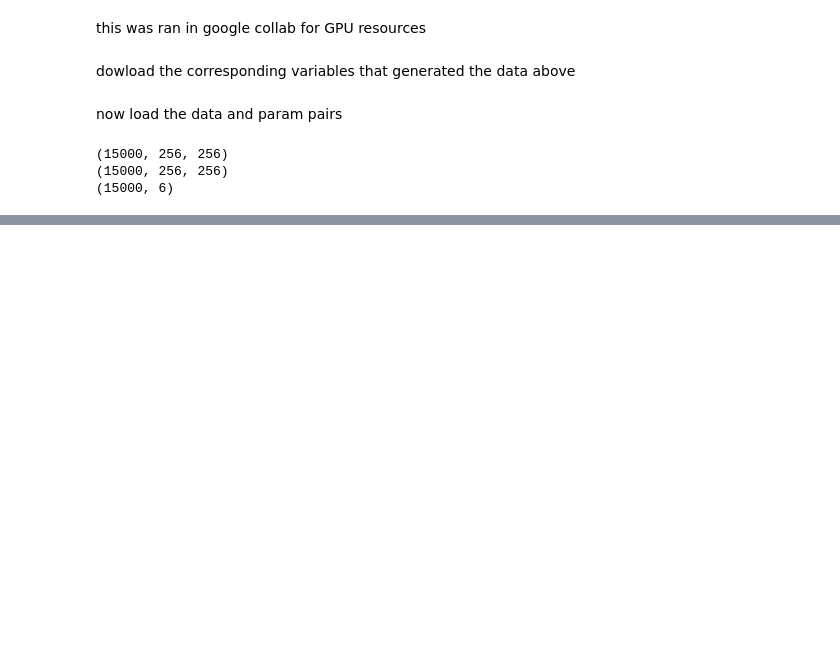
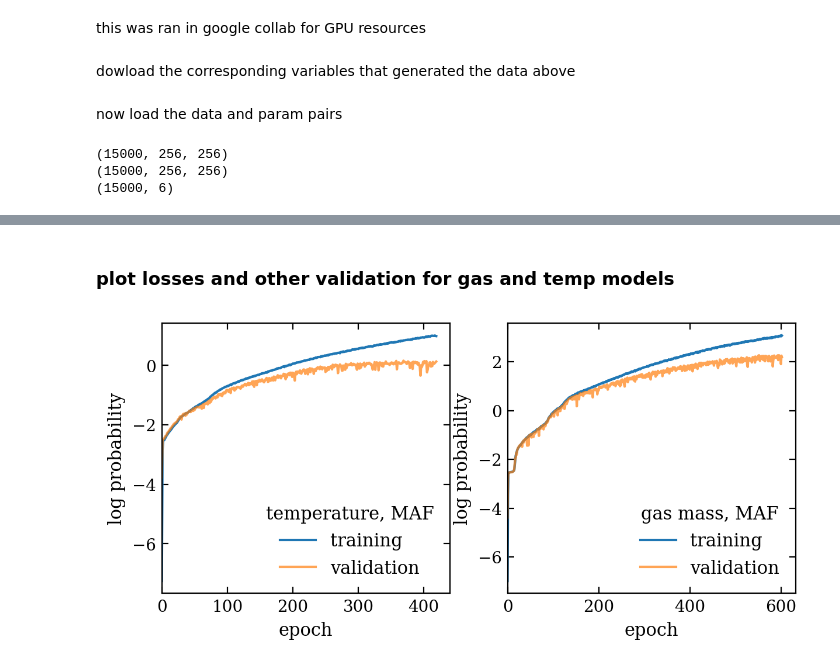
Before and after one commit to fred144/STCS6701, a Jupyter notebook: final/final.ipynb, the cells around one changed output, grey strips where cells are left out. Cells and saved outputs as stored; diff of their text form; code cells hidden in the pictures; blank space fills up the shorter version.

```diff
--- a/final/final.ipynb
+++ b/final/final.ipynb
@@ -320,0 +622,35 @@ plt.savefig("./maf_predictions_temp.png", bbox_inches="tight", dpi=300, pad_inch
+# %% [markdown]
+### plot losses and other validation for gas and temp models
+# %%
+# plot train/validation loss
+fig, ax = plt.subplots(1, 2, figsize=(7, 3), dpi=200)
+plt.subplots_adjust(wspace=0.2)
+
+for i, m in enumerate(summaries_temp):
+    ax[0].plot(m["training_log_probs"], ls="-", label=f"training ")
+    ax[0].plot(m["validation_log_probs"], ls="-", label=f"validation", alpha=0.7)
+
+ax[0].set_xlabel("epoch")
+ax[0].set_ylabel("log probability")
+ax[0].set_xlim(0, None)
+ax[0].legend(title="temperature, MAF", loc="lower right", frameon=False)
+
+for i, m in enumerate(summaries_gas_mass):
+    ax[1].plot(m["training_log_probs"], ls="-", label=f"training ")
+    ax[1].plot(m["validation_log_probs"], ls="-", label=f"validation", alpha=0.7)
+
+ax[1].set_xlabel("epoch")
+ax[1].set_ylabel("log probability")
+ax[1].set_xlim(0, None)
+ax[1].legend(title="gas mass, MAF", loc="lower right", frameon=False)
+
+
+plt.savefig(
+    "./maf_log_prob_temp_and_gas_mass_vs_epoch.png",
+    bbox_inches="tight",
+    dpi=300,
+    pad_inches=0.1,
+)
+plt.show()
+# %% [output]
+[figure, added]
```
Also changed, not shown: parts of 32 cells of this notebook, 27 other files.
